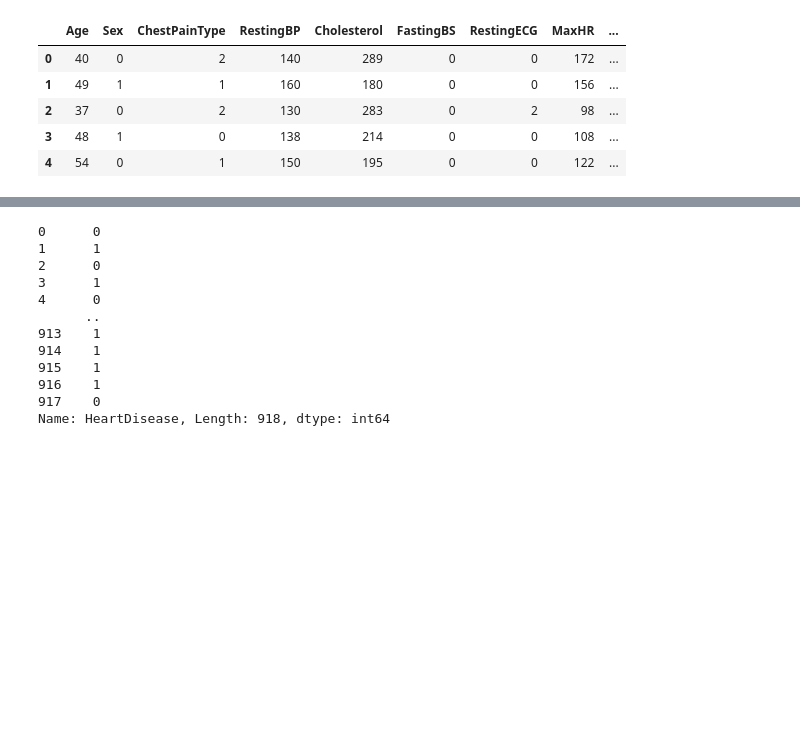
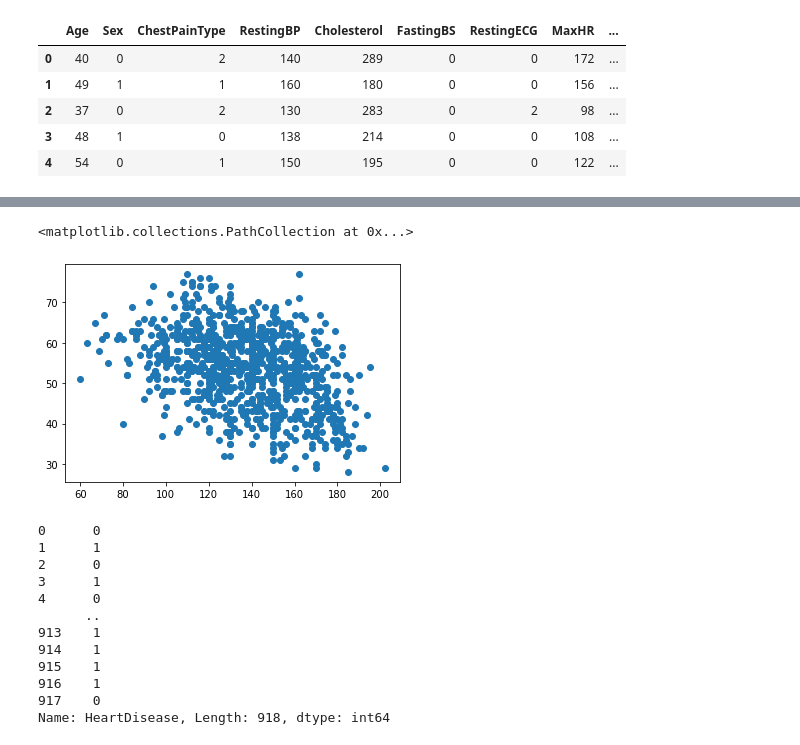
Before and after one commit to nickjaycarr88/heart_disease_prediction_machine_learning, a Jupyter notebook: heart2.ipynb, the cells around one changed output, grey strips where cells are left out. Drawn from its saved outputs; the diff is of its cells as text; code cells hidden in the pictures; blank space fills up the shorter version.

```diff
--- a/heart2.ipynb
+++ b/heart2.ipynb
@@ -295,3 +325,8 @@ heart_disease_data.head()
+# %%
+plt.scatter(heart_disease_data['MaxHR'], heart_disease_data['Age'])
+# %% [output]
+<matplotlib.collections.PathCollection at 0x...>
+[figure, added]
 # %%
 #setting the x and y values
 y = heart_disease_data['HeartDisease']
```
Also changed, not shown: parts of 17 cells of this notebook, 9 other files.
